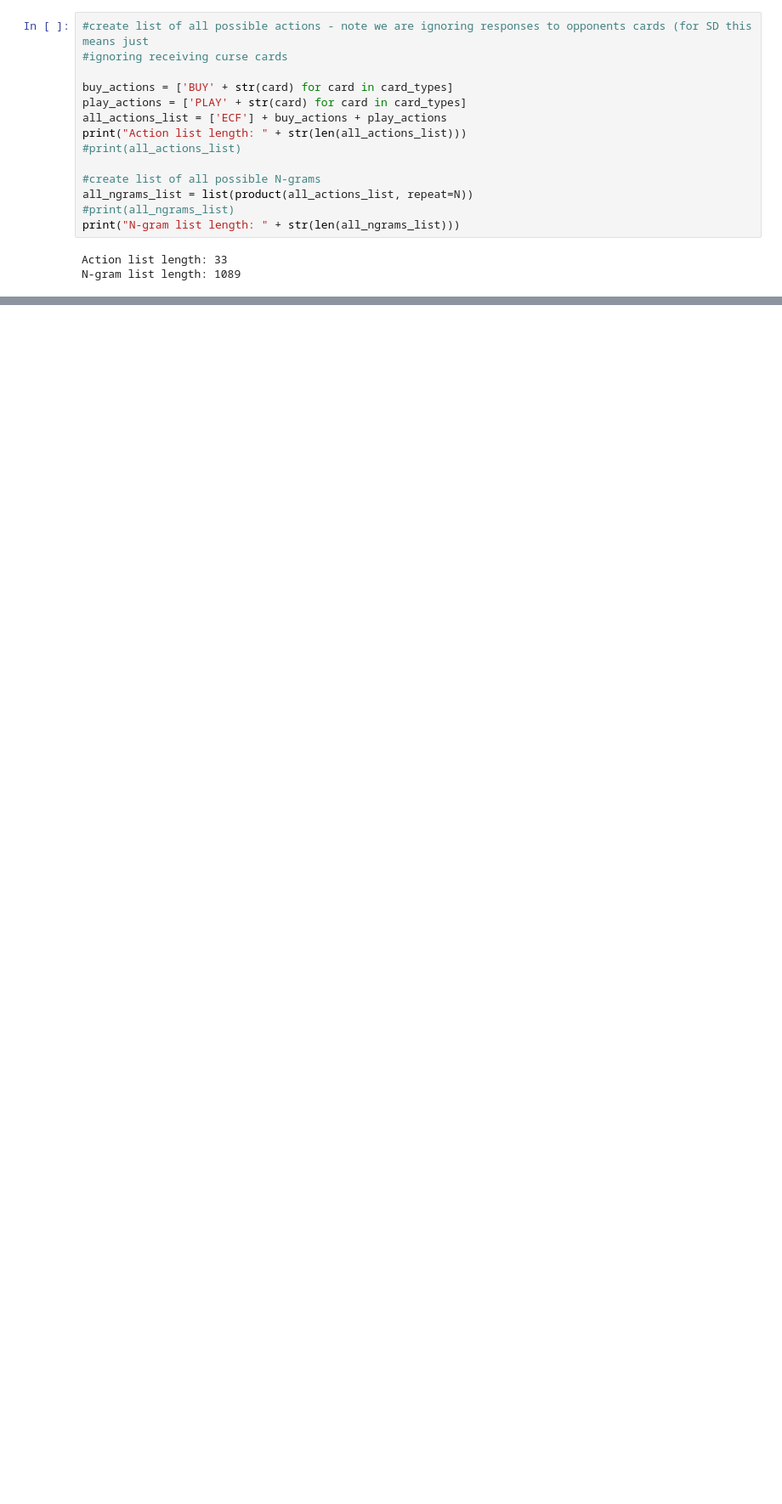
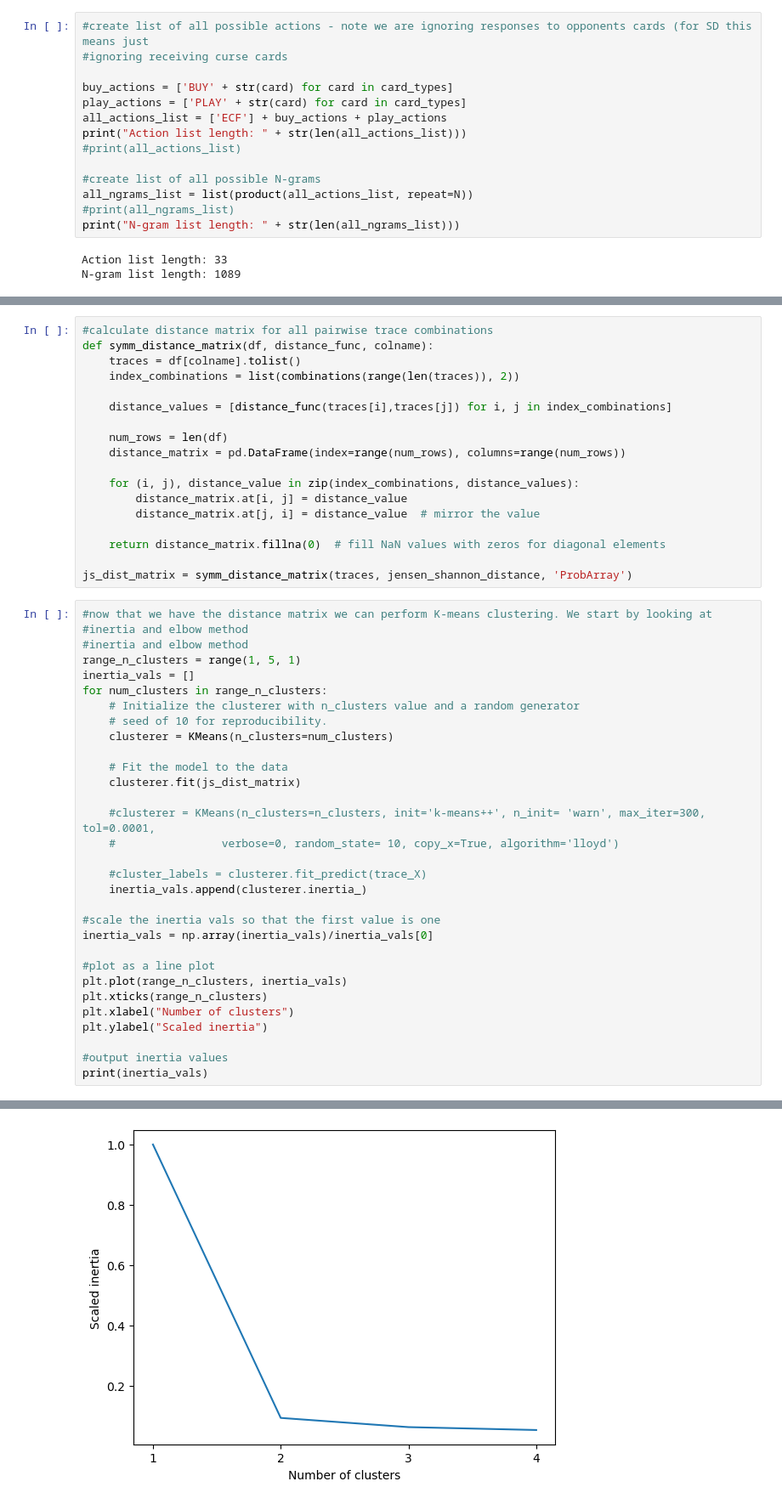
Before and after one commit to owenant/DominionNGrams, a Jupyter notebook: NGrams_with_KMeans.ipynb, the cells around one changed output, grey strips where cells are left out. Shown: that part at 85% size. Cells and saved outputs as stored; diff of their text form; blank space fills up the shorter version.

Commit message:
added initial kmeans analysis

```diff
--- a/NGrams_with_KMeans.ipynb
+++ b/NGrams_with_KMeans.ipynb
@@ -225,0 +225,50 @@ js_dist_matrix = symm_distance_matrix(traces, jensen_shannon_distance, all_ngram
+# %%
+#calculate distance matrix for all pairwise trace combinations
+def symm_distance_matrix(df, distance_func, colname):
+    traces = df[colname].tolist()
+    index_combinations = list(combinations(range(len(traces)), 2))
+
+    distance_values = [distance_func(traces[i],traces[j]) for i, j in index_combinations]
+
+    num_rows = len(df)
+    distance_matrix = pd.DataFrame(index=range(num_rows), columns=range(num_rows))
+
+    for (i, j), distance_value in zip(index_combinations, distance_values):
+        distance_matrix.at[i, j] = distance_value
+        distance_matrix.at[j, i] = distance_value  # mirror the value
+
+    return distance_matrix.fillna(0)  # fill NaN values with zeros for diagonal elements
+
+js_dist_matrix = symm_distance_matrix(traces, jensen_shannon_distance, 'ProbArray')
+# %%
+#now that we have the distance matrix we can perform K-means clustering. We start by looking at
+#inertia and elbow method
+#inertia and elbow method
+range_n_clusters = range(1, 5, 1)
+inertia_vals = []
+for num_clusters in range_n_clusters:
+    # Initialize the clusterer with n_clusters value and a random generator
+    # seed of 10 for reproducibility.
+    clusterer = KMeans(n_clusters=num_clusters)
+
+    # Fit the model to the data
+    clusterer.fit(js_dist_matrix)
+
+    #clusterer = KMeans(n_clusters=n_clusters, init='k-means++', n_init= 'warn', max_iter=300, tol=0.0001,
+    #                verbose=0, random_state= 10, copy_x=True, algorithm='lloyd')
+
+    #cluster_labels = clusterer.fit_predict(trace_X)
+    inertia_vals.append(clusterer.inertia_)
+
+#scale the inertia vals so that the first value is one
+inertia_vals = np.array(inertia_vals)/inertia_vals[0]
+
+#plot as a line plot
+plt.plot(range_n_clusters, inertia_vals)
+plt.xticks(range_n_clusters)
+plt.xlabel("Number of clusters")
+plt.ylabel("Scaled inertia")
+
+#output inertia values
+print(inertia_vals)
+# %% [output]
@@ -225,0 +276 @@ js_dist_matrix = symm_distance_matrix(traces, jensen_shannon_distance, all_ngram
+[figure, added]
```
Also changed, not shown: parts of 16 cells of this notebook.
